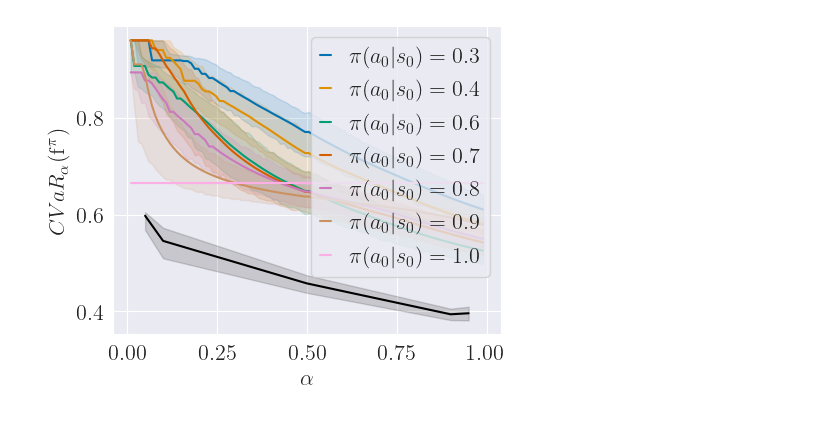
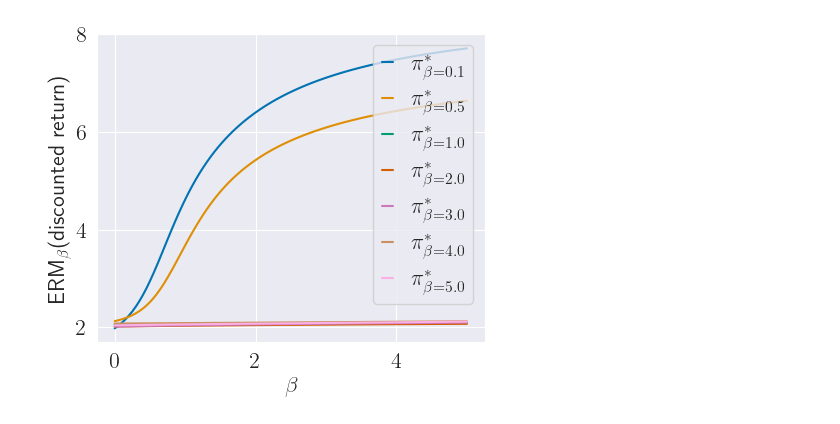
Before and after one commit to PPSantos/risk-aware-mcts, a Jupyter notebook: erm_mcts.ipynb, the cells around one changed output. Drawn from its saved outputs; the diff is of its cells as text; code cells hidden in the pictures.

```diff
--- a/erm_mcts.ipynb
+++ b/erm_mcts.ipynb
@@ -234,43 +118,33 @@ for cvar_alpha, mcts_path in mcts_planner_paths.items():
 # %%
 fig = plt.figure()
 fig.set_size_inches(5.0, 4.0)
 fig.tight_layout()
 
-pol_idxs_to_plot = [3,4,5,6,7,8,9]
+for erm_beta, mcts_data in mcts_planner_data.items():
 
-for pol_idx in pol_idxs_to_plot:
+    #if erm_beta not in [0.1, 0.95]:
+    #    continue
 
-    # print("Policy: ", DATA[pol_idx]["policy"])
-    alphas = np.linspace(0.01, 0.99, 100)
+    betas = np.linspace(0.001, 5.0, 100)
+
+    # cis = []
     ys = []
-    cis = []
-    for alpha in alphas:
-        ys.append(calculate_cvar(DATA[pol_idx]["estimated_f_d_pi"][:,-1], confidence_level=alpha))
-        cis.append(cvar_ci(DATA[pol_idx]["estimated_f_d_pi"][:,-1], confidence_level=alpha, num_resamples=1_000))
+    for beta in betas:
+        ys.append(calculate_erm(np.array(mcts_data["f_vals"]), beta=beta))
+        #cis.append(cvar_ci(np.array(mcts_data["f_vals"]), confidence_level=alpha, num_resamples=20_000))
 
-    p = plt.plot(alphas, ys, label=fr"$\pi(a_0|s_0)={round(policies[pol_idx][1,0],1)}$")
+    p = plt.plot(betas, ys, label=rf"$\pi^*_{{\beta={erm_beta}}}$")
 
-    cis = np.array(cis)
-    plt.fill_between(alphas, cis[:,0], cis[:,1],
-                        color=p[0].get_color(), alpha=0.15)
+    #cis = np.array(cis)
+    #plt.fill_between(alphas, cis[:,0], cis[:,1],
+    #                    color=p[0].get_color(), alpha=0.15)
 
-xs, ys = [], []
-cis = []
-for cvar_alpha, mcts_data in mcts_planner_data.items():
-    cvar_value = calculate_cvar(np.array(mcts_data["f_vals"]), confidence_level=cvar_alpha)
-    cis.append(cvar_ci(np.array(mcts_data["f_vals"]), confidence_level=cvar_alpha, num_resamples=1_000))
-    ys.append(cvar_value)
-    xs.append(cvar_alpha)
-p = plt.plot(xs, ys, c='black')
-cis = np.array(cis)
-plt.fill_between(mcts_planner_data.keys(), cis[:,0], cis[:,1],
-                    color=p[0].get_color(), alpha=0.15)
-
-plt.xlabel(r'$\alpha$')
-plt.ylabel(r'$CVaR_\alpha(\mathrm{f}^\pi)$')
+plt.xlabel(r'$\beta$')
+plt.ylabel(r'ERM$_\beta$(discounted return)')
 plt.legend(loc=1, handlelength=0.5)
 plt.grid()
+#plt.ylim([1,4])
 #plt.savefig("cvar_entropy_plot.pdf", bbox_inches='tight')
 plt.show()
 # %% [output]
-[figure, old version]
+[figure, new version]
```
Also changed, not shown: parts of 30 cells of this notebook, 2 other files.
